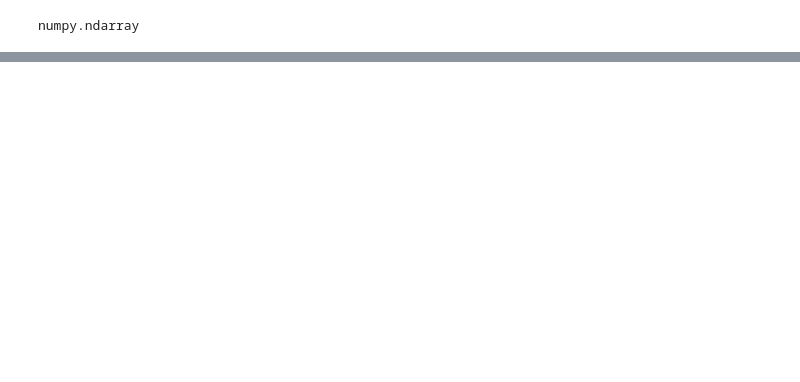
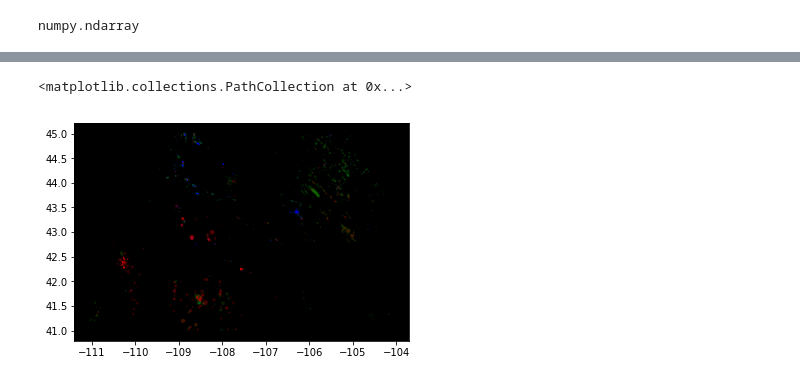
Before and after one commit to jessepisel/stratal-geometries, a Jupyter notebook: Production cleanup.ipynb, the cells around one changed output, grey strips where cells are left out. Saved outputs shown, nothing was run; the diff lists cells and outputs as text; code cells hidden in the pictures; blank space fills up the shorter version.

```diff
--- a/Production cleanup.ipynb
+++ b/Production cleanup.ipynb
@@ -102,0 +131,11 @@ for i in tqdm(range(484)):
+# %%
+plt.rcParams['axes.facecolor'] = 'black'
+plt.scatter(np.vstack(coords)[0:,1], np.vstack(coords)[0:,0], s=200*(bigTSoil.iloc[i].values/np.max(np.max(bigTSoil))),
+                alpha=0.2, c='g', linewidths=0)
+plt.scatter(np.vstack(coords)[0:,1], np.vstack(coords)[0:,0], s=200*(bigTSgas.iloc[i].values/np.max(np.max(bigTSgas))),
+                alpha=0.2, c='r', linewidths=0)
+plt.scatter(np.vstack(coords)[0:,1], np.vstack(coords)[0:,0], s=200*(bigTSwater.iloc[i].values/np.max(np.max(bigTSwater))),
+                alpha=0.1, c='b', linewidths=0)
+# %% [output]
+<matplotlib.collections.PathCollection at 0x...>
+[figure, added]
```
Also changed, not shown: parts of 16 cells of this notebook.
